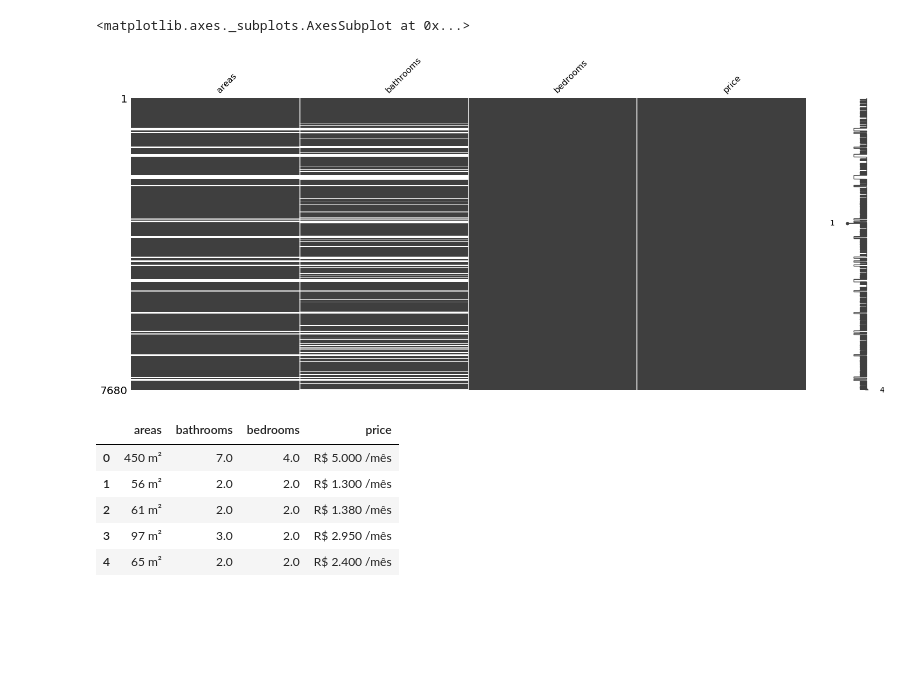
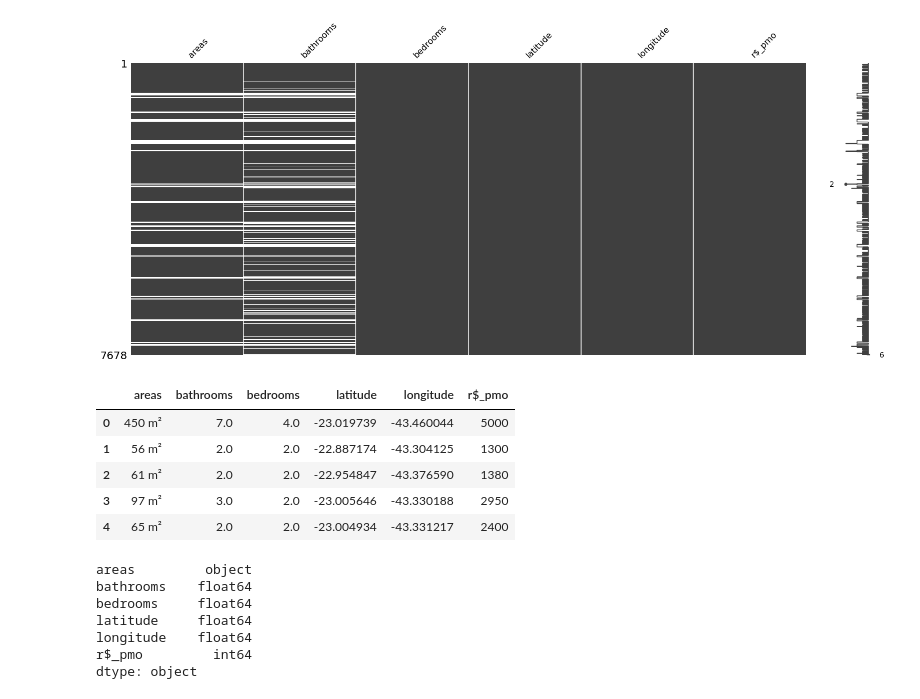
Before and after one commit to ZacharyJamesHill/slum_identification_for_New_Light_Technologies, a Jupyter notebook: real_estate_listings/data/rio/additional_cleaning.ipynb, the cells around one changed output. Drawn from its saved outputs; the diff is of its cells as text; code cells hidden in the pictures; blank space fills up the shorter version.

```diff
--- a/real_estate_listings/data/rio/additional_cleaning.ipynb
+++ b/real_estate_listings/data/rio/additional_cleaning.ipynb
@@ -16,16 +16,26 @@ df.head()
 # %%
-df.drop(columns=['address', 'parking-spaces', 'price-item-0',
-                'price-item-1', 'Unnamed: 0', 'Unnamed: 9'], inplace=True)
-mno.matrix(df)
+df.drop(columns=['address', 'parking-spaces', 'zap_price_pmo', 'zap_price_cls', 'zap_price_iptu',
+                 'street', 'neighborhood', 'usd_pmo',
+                ], inplace=True)
+mno.matrix(df);
 # %% [output]
-<matplotlib.axes._subplots.AxesSubplot at 0x...>
-[figure, old version]
+[figure, new version]
 # %%
 df.head()
 # %% [output]
-|  | areas | bathrooms | bedrooms | price |
-| 0 | 450 m² | 7.0 | 4.0 | R$ 5.000 /mês |
-| 1 | 56 m² | 2.0 | 2.0 | R$ 1.300 /mês |
-| 2 | 61 m² | 2.0 | 2.0 | R$ 1.380 /mês |
-| 3 | 97 m² | 3.0 | 2.0 | R$ 2.950 /mês |
-| 4 | 65 m² | 2.0 | 2.0 | R$ 2.400 /mês |
+|  | areas | bathrooms | bedrooms | latitude | longitude | r$_pmo |
+| 0 | 450 m² | 7.0 | 4.0 | -23.019739 | -43.460044 | 5000 |
+| 1 | 56 m² | 2.0 | 2.0 | -22.887174 | -43.304125 | 1300 |
+| 2 | 61 m² | 2.0 | 2.0 | -22.954847 | -43.376590 | 1380 |
+| 3 | 97 m² | 3.0 | 2.0 | -23.005646 | -43.330188 | 2950 |
+| 4 | 65 m² | 2.0 | 2.0 | -23.004934 | -43.331217 | 2400 |
+# %%
+df.dtypes
+# %% [output]
+areas         object
+bathrooms    float64
+bedrooms     float64
+latitude     float64
+longitude    float64
+r$_pmo         int64
+dtype: object
```
Also changed, not shown: parts of 5 cells of this notebook, 4 other files.
